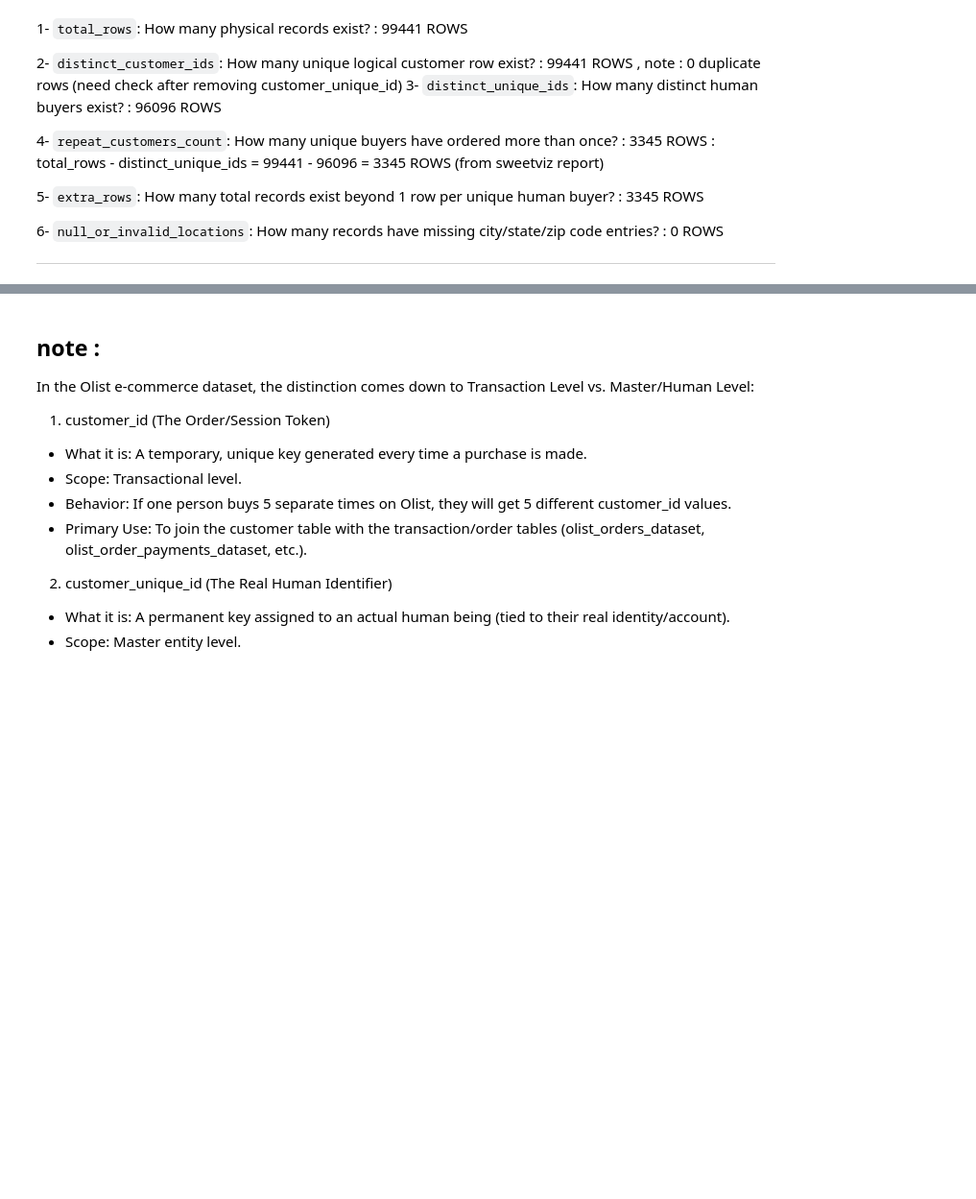
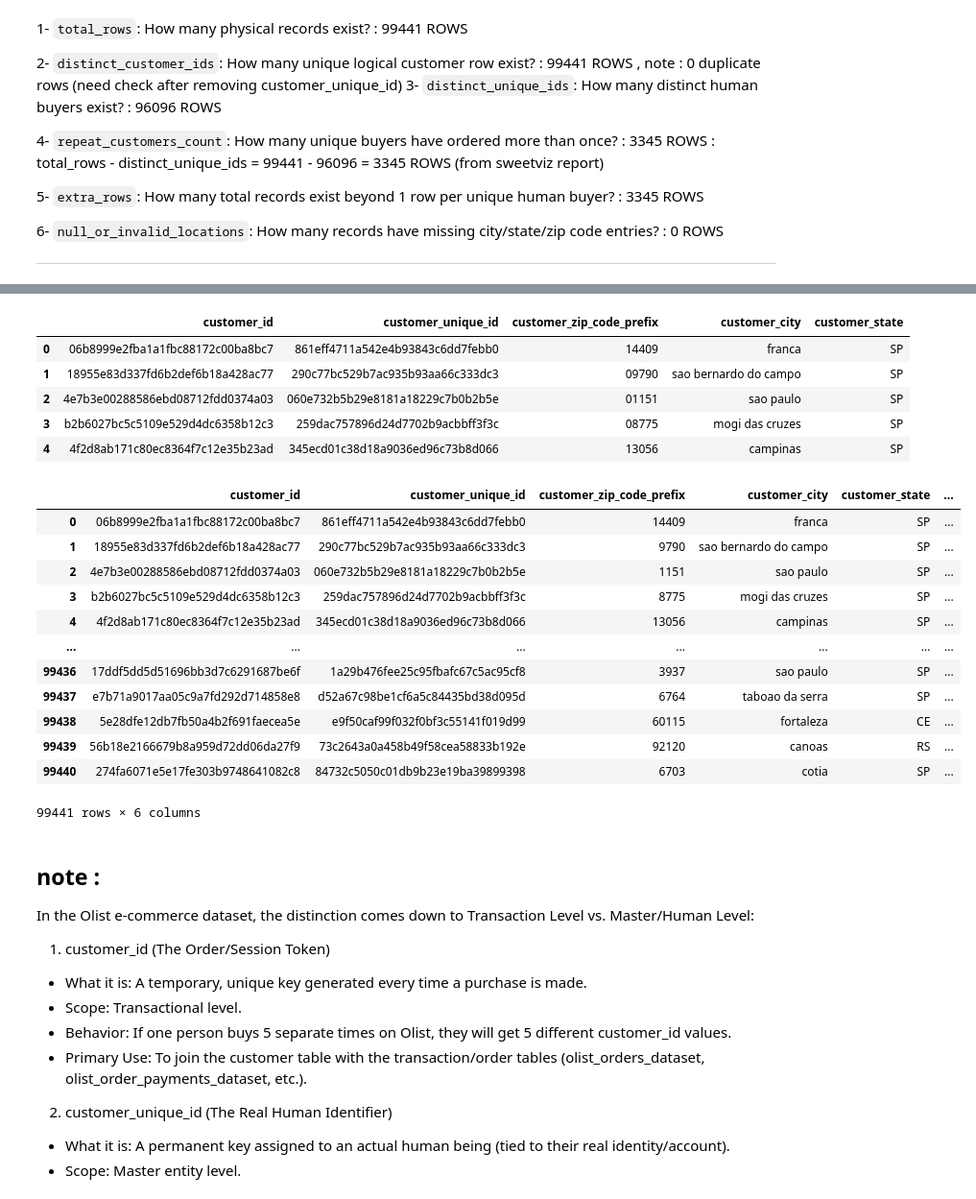
Before and after one commit to mdhmercha-glitch/Project-1-Olist-Analyst-Project, a Jupyter notebook: notebook1.ipynb, the cells around one changed output, grey strips where cells are left out. Shown at 96% size. Saved outputs shown, nothing was run; the diff lists cells and outputs as text; code cells hidden in the pictures; blank space fills up the shorter version.

```diff
--- a/notebook1.ipynb
+++ b/notebook1.ipynb
@@ -168,0 +229,24 @@ ROWS
+# %%
+customers_df.sample(5,random_state=42)
+
+customers_df.describe(include="all")
+
+import duckdb as con
+
+display(con.sql(""" SUMMARIZE customers_df """).df())
+#1 . pandas (python):
+customers_df = pd.read_csv('olist_customers_dataset.csv')
+
+clean_customers_df= customers_df.copy()
+
+clean_customers_df['customer_zip_code_prefix'] = (clean_customers_df['customer_zip_code_prefix'].astype(str).str.zfill(5))
+
+display(clean_customers_df.head())
+
+
+#2 . In DuckDB SQL :
+
+con.sql("""--sql
+select *,  lpad(cast(customer_zip_code_prefix as varchar), 5 , '0') as customer_fixed_zip_code_prefix from customers_df
+""").df()
+# %% [output]
@@ -169,3 +259,22 @@ ROWS
+|  | customer_id | customer_unique_id | customer_zip_code_prefix | customer_city | customer_state |
+| 0 | 06b8999e2fba1a1fbc88172c00ba8bc7 | 861eff4711a542e4b93843c6dd7febb0 | 14409 | franca | SP |
+| 1 | 18955e83d337fd6b2def6b18a428ac77 | 290c77bc529b7ac935b93aa66c333dc3 | 09790 | sao bernardo do campo | SP |
+| 2 | 4e7b3e00288586ebd08712fdd0374a03 | 060e732b5b29e8181a18229c7b0b2b5e | 01151 | sao paulo | SP |
+| 3 | b2b6027bc5c5109e529d4dc6358b12c3 | 259dac757896d24d7702b9acbbff3f3c | 08775 | mogi das cruzes | SP |
+| 4 | 4f2d8ab171c80ec8364f7c12e35b23ad | 345ecd01c38d18a9036ed96c73b8d066 | 13056 | campinas | SP |
+|  | customer_id | customer_unique_id | customer_zip_code_prefix | customer_city | customer_state | ... |
+| 0 | 06b8999e2fba1a1fbc88172c00ba8bc7 | 861eff4711a542e4b93843c6dd7febb0 | 14409 | franca | SP | ... |
+| 1 | 18955e83d337fd6b2def6b18a428ac77 | 290c77bc529b7ac935b93aa66c333dc3 | 9790 | sao bernardo do campo | SP | ... |
+| 2 | 4e7b3e00288586ebd08712fdd0374a03 | 060e732b5b29e8181a18229c7b0b2b5e | 1151 | sao paulo | SP | ... |
+| 3 | b2b6027bc5c5109e529d4dc6358b12c3 | 259dac757896d24d7702b9acbbff3f3c | 8775 | mogi das cruzes | SP | ... |
+| 4 | 4f2d8ab171c80ec8364f7c12e35b23ad | 345ecd01c38d18a9036ed96c73b8d066 | 13056 | campinas | SP | ... |
+| ... | ... | ... | ... | ... | ... | ... |
+| 99436 | 17ddf5dd5d51696bb3d7c6291687be6f | 1a29b476fee25c95fbafc67c5ac95cf8 | 3937 | sao paulo | SP | ... |
+| 99437 | e7b71a9017aa05c9a7fd292d714858e8 | d52a67c98be1cf6a5c84435bd38d095d | 6764 | taboao da serra | SP | ... |
+| 99438 | 5e28dfe12db7fb50a4b2f691faecea5e | e9f50caf99f032f0bf3c55141f019d99 | 60115 | fortaleza | CE | ... |
+| 99439 | 56b18e2166679b8a959d72dd06da27f9 | 73c2643a0a458b49f58cea58833b192e | 92120 | canoas | RS | ... |
+| 99440 | 274fa6071e5e17fe303b9748641082c8 | 84732c5050c01db9b23e19ba39899398 | 6703 | cotia | SP | ... |
+99441 rows × 6 columns
 # %% [markdown]
 ## note :
 In the Olist e-commerce dataset, the distinction comes down to Transaction Level vs. Master/Human Level:
```
Also changed, not shown: parts of 3 cells of this notebook.
